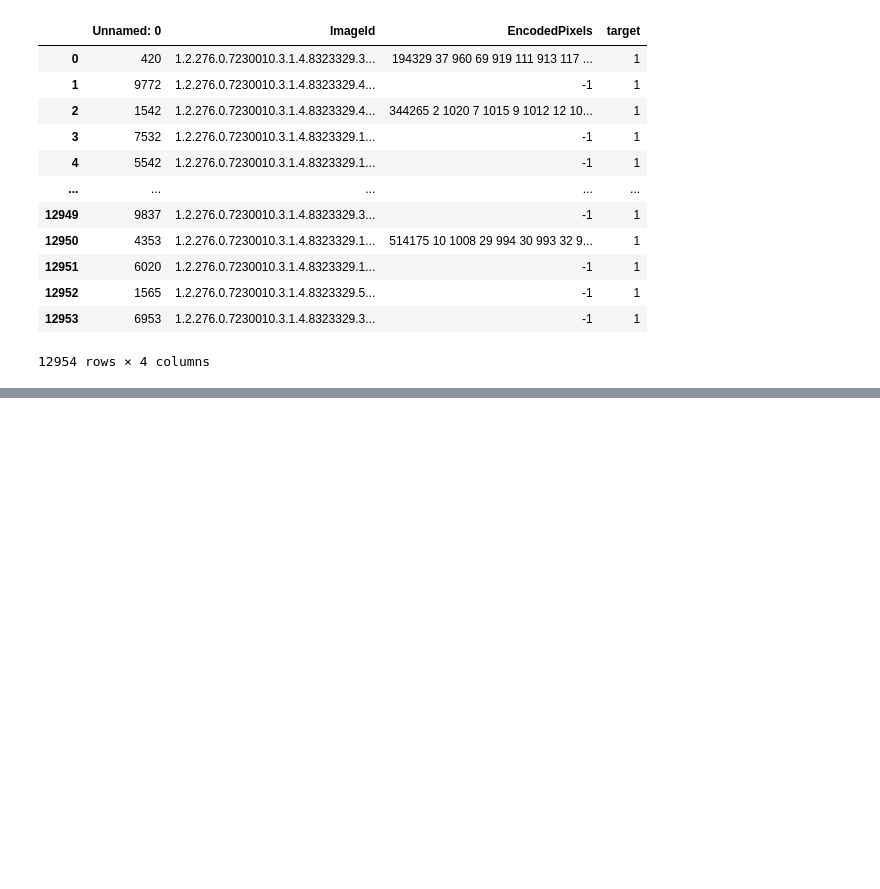
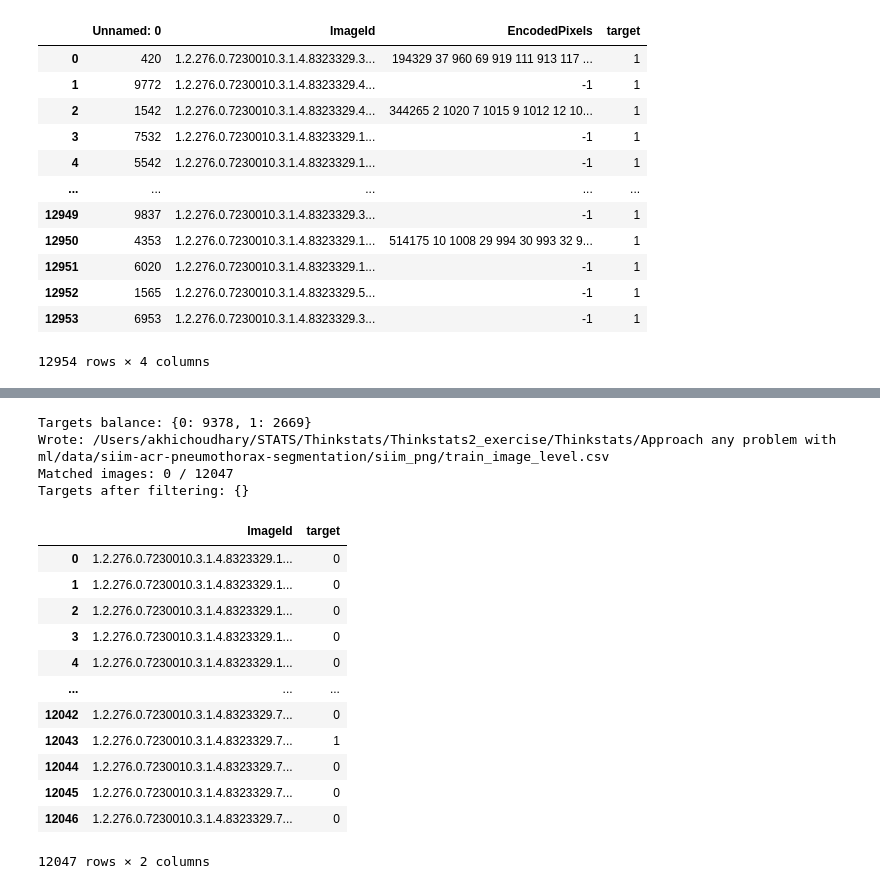
Before and after one commit to akhi08/Thinkstats2_exercise, a Jupyter notebook: Thinkstats/Approach any problem with ml/Approaching image classification & segmentation.ipynb, the cells around one changed output, grey strips where cells are left out. Saved outputs shown, nothing was run; the diff lists cells and outputs as text; code cells hidden in the pictures; blank space fills up the shorter version.

```diff
--- a/Thinkstats/Approach any problem with ml/Approaching image classification & segmentation.ipynb
+++ b/Thinkstats/Approach any problem with ml/Approaching image classification & segmentation.ipynb
@@ -233,0 +305,66 @@ df
+# %%
+import pandas as pd
+from pathlib import Path
+
+# 1) Load the official stage_2_train.csv (has ImageId, EncodedPixels)
+stage_csv = "/Users/akhichoudhary/STATS/Thinkstats/Thinkstats2_exercise/Thinkstats/Approach any problem with ml/data/siim-acr-pneumothorax-segmentation/siim_png/stage_2_train.csv"   # <-- change to your actual path
+df_raw = pd.read_csv(stage_csv)
+
+# 2) Normalize a boolean flag “has_mask” on each row
+#    - Kaggle positives have a non-null RLE; some dumps also use "-1" for no mask
+has_mask = (~df_raw["EncodedPixels"].isna()) & (df_raw["EncodedPixels"].astype(str) != "-1")
+df_raw["has_mask"] = has_mask.astype(int)
+
+# 3) Aggregate to one row per ImageId: target = 1 if any row has a mask
+df_img = (
+    df_raw.groupby("ImageId", as_index=False)["has_mask"]
+          .max()
+          .rename(columns={"has_mask": "target"})
+)
+
+# 4) (Optional) sanity check label balance
+print("Targets balance:", df_img["target"].value_counts().to_dict())
+
+# 5) Save this clean image-level file
+clean_csv = "/Users/akhichoudhary/STATS/Thinkstats/Thinkstats2_exercise/Thinkstats/Approach any problem with ml/data/siim-acr-pneumothorax-segmentation/siim_png/train_image_level.csv"   # <-- your choice
+df_img.to_csv(clean_csv, index=False)
+print("Wrote:", clean_csv)
+
+# 6) Verify that your UID-named PNGs exist for these ImageIds
+uid_png_dir = Path("/PATH/siim_png/uid_png")  # folder with <SOPInstanceUID>.png
+df_img["png"] = df_img["ImageId"].astype(str) + ".png"
+exists = df_img["png"].apply(lambda f: (uid_png_dir/f).exists())
+print("Matched images:", exists.sum(), "/", len(df_img))
+
+# Keep only rows that actually have a PNG
+df_img = df_img[exists].reset_index(drop=True)
+print("Targets after filtering:", df_img["target"].value_counts().to_dict())
+# %% [output]
+Targets balance: {0: 9378, 1: 2669}
+Wrote: /Users/akhichoudhary/STATS/Thinkstats/Thinkstats2_exercise/Thinkstats/Approach any problem with ml/data/siim-acr-pneumothorax-segmentation/siim_png/train_image_level.csv
+Matched images: 0 / 12047
+Targets after filtering: {}
+# %%
+import pandas as pd
+df = pd.read_csv("/Users/akhichoudhary/STATS/Thinkstats/Thinkstats2_exercise/Thinkstats/Approach any problem with ml/data/siim-acr-pneumothorax-segmentation/siim_png/train_image_level.csv")  # instead of siim_png/train-rle.csv
+# df["target"] = (~df["Enco÷dedPixels"].isna()).astype(int)
+# df.rename(columns={"ImageId": "ImageId"}, inplace=True)
+# # df = df[["ImageId", "target"]]
+# # df.to_csv("/Users/akhichoudhary/STATS/Thinkstats/Thinkstats2_exercise/Thinkstats/Approach any problem with ml/data/siim-acr-pneumothorax-segmentation/siim_png/train.csv", index=False)
+# print(df.head())
+# %%
+df
+# %% [output]
+|  | ImageId | target |
+| 0 | 1.2.276.0.7230010.3.1.4.8323329.1... | 0 |
+| 1 | 1.2.276.0.7230010.3.1.4.8323329.1... | 0 |
+| 2 | 1.2.276.0.7230010.3.1.4.8323329.1... | 0 |
+| 3 | 1.2.276.0.7230010.3.1.4.8323329.1... | 0 |
+| 4 | 1.2.276.0.7230010.3.1.4.8323329.1... | 0 |
+| ... | ... | ... |
+| 12042 | 1.2.276.0.7230010.3.1.4.8323329.7... | 0 |
+| 12043 | 1.2.276.0.7230010.3.1.4.8323329.7... | 1 |
+| 12044 | 1.2.276.0.7230010.3.1.4.8323329.7... | 0 |
+| 12045 | 1.2.276.0.7230010.3.1.4.8323329.7... | 0 |
+| 12046 | 1.2.276.0.7230010.3.1.4.8323329.7... | 0 |
+12047 rows × 2 columns
```
Also changed, not shown: parts of 9 cells of this notebook, 5 other files.
